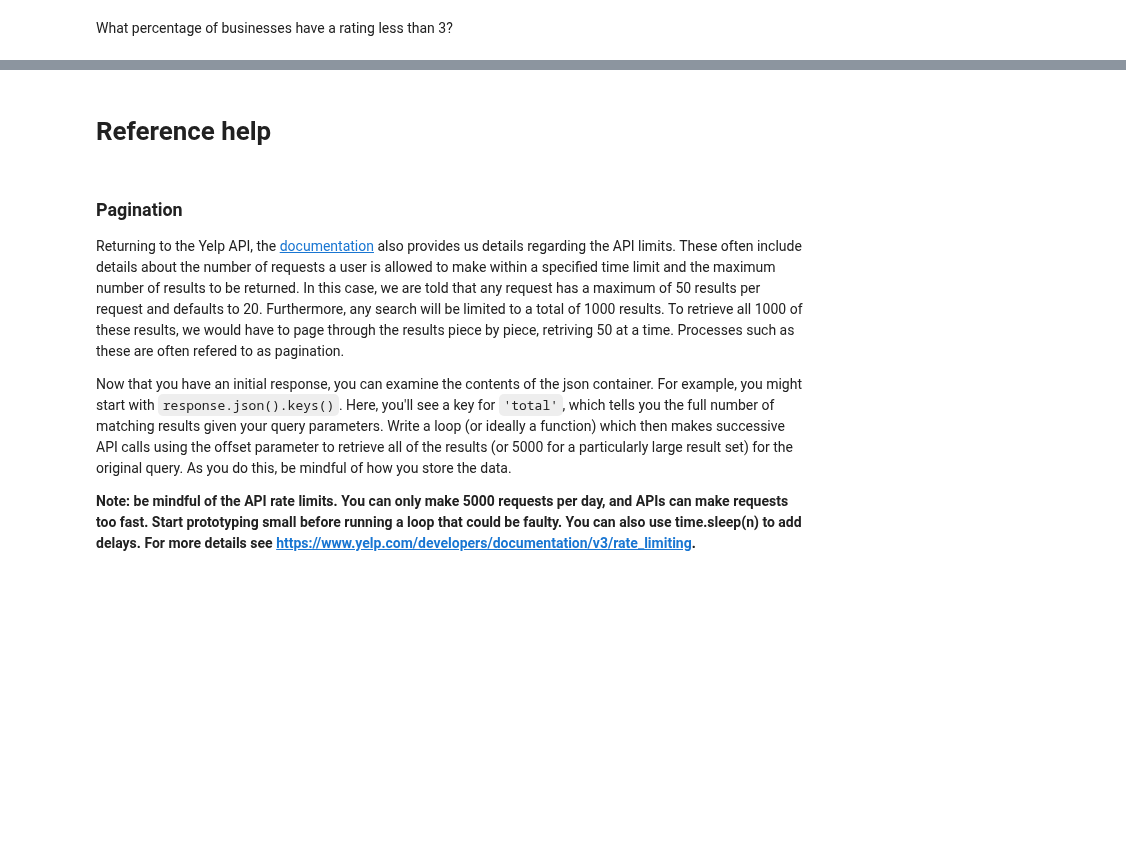
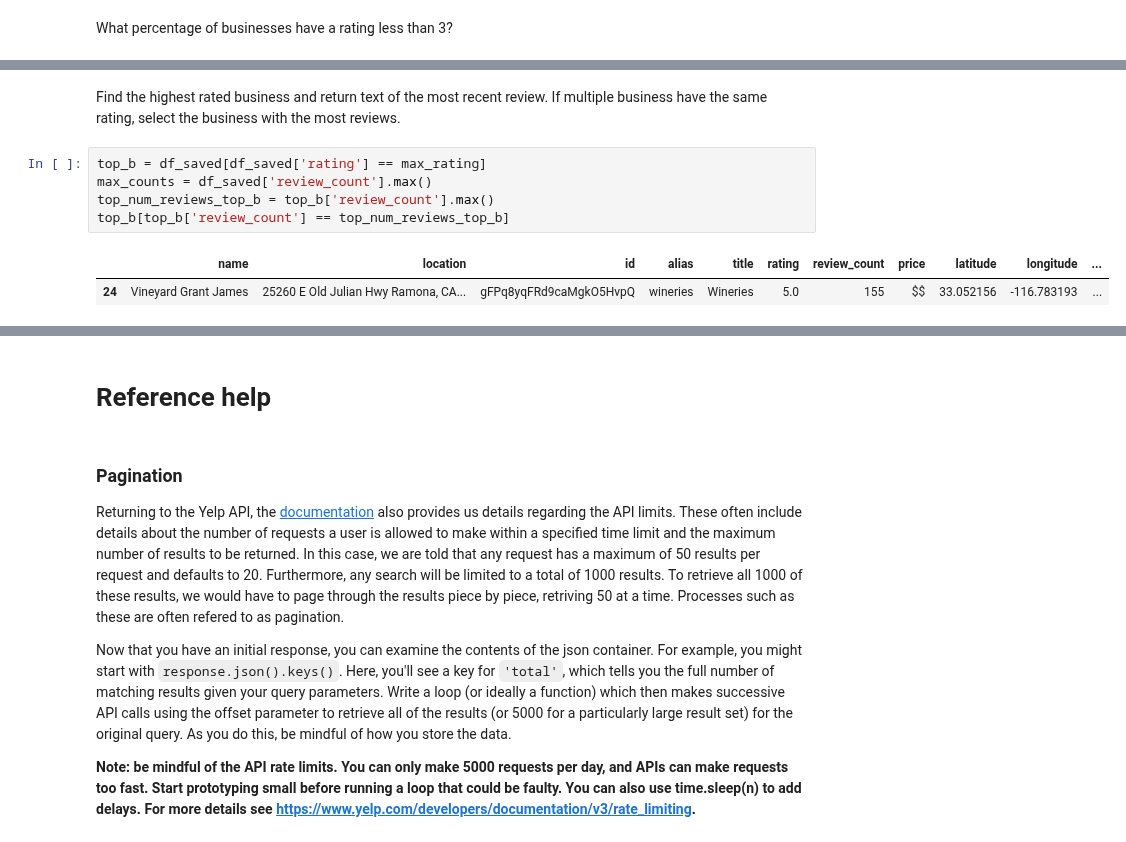
Before and after one commit to pleasecallmejax/Phase-1-Project, a Jupyter notebook: Data_Acquisition_Process.ipynb, the cells around one changed output, grey strips where cells are left out. Saved outputs shown, nothing was run; the diff lists cells and outputs as text; blank space fills up the shorter version.

```diff
--- a/Data_Acquisition_Process.ipynb
+++ b/Data_Acquisition_Process.ipynb
@@ -571,0 +611,10 @@ Find the lowest rated business and return text of the most recent review.  If mu
+# %% [markdown]
+Find the highest rated business and return text of the most recent review. If multiple business have the same rating, select the business with the most reviews.
+# %%
+top_b = df_saved[df_saved['rating'] == max_rating]
+max_counts = df_saved['review_count'].max()
+top_num_reviews_top_b = top_b['review_count'].max()
+top_b[top_b['review_count'] == top_num_reviews_top_b]
+# %% [output]
+|  | name | location | id | alias | title | rating | review_count | price | latitude | longitude | ... |
+| 24 | Vineyard Grant James | 25260 E Old Julian Hwy Ramona, CA... | gFPq8yqFRd9caMgkO5HvpQ | wineries | Wineries | 5.0 | 155 | $$ | 33.052156 | -116.783193 | ... |
```
Also changed, not shown: parts of 21 cells of this notebook, 1 other file.
